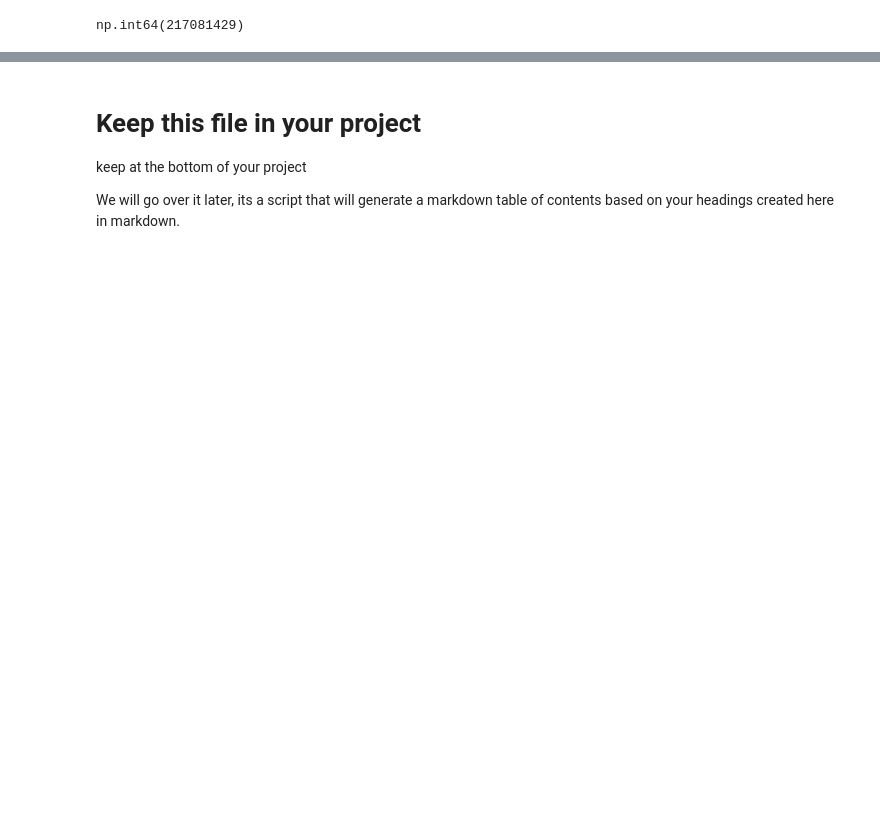
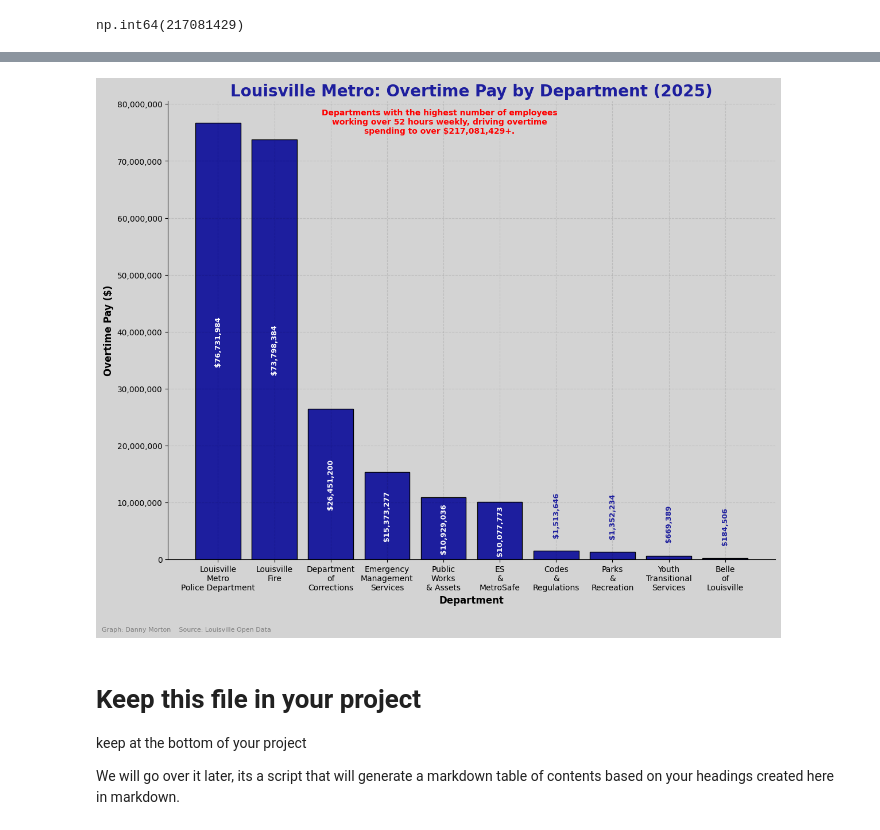
Before and after one commit to Code-You-Contributors/HUD_data_master, a Jupyter notebook: danny/dannyRefactor.ipynb, the cells around one changed output, grey strips where cells are left out. Saved outputs shown, nothing was run; the diff lists cells and outputs as text; code cells hidden in the pictures; blank space fills up the shorter version.

Commit message:
Plot done

```diff
--- a/danny/dannyRefactor.ipynb
+++ b/danny/dannyRefactor.ipynb
@@ -510,3 +661,86 @@ np.int64(217081429)
+# %%
+# Sort departments by overtime
+department_overtime = department_overtime.sort_values(
+    by="Overtime_Rate", ascending=False
+).head(10)
+
+plt.figure(figsize=(12, 10))
+
+#  Bar Chart
+plt.bar(
+    department_overtime["Department"],
+    department_overtime["Overtime_Rate"],
+    color="#1D1E9E",
+    edgecolor="#000000",
+    label="Overtime Pay"
+)
+
+#  Add labels inside OR above
+for i, ot in enumerate(department_overtime["Overtime_Rate"]):
+
+    label = f"${ot:,.0f}"
+
+    if ot > department_overtime["Overtime_Rate"].max() * 0.10:
+        y = ot * 0.5
+        va = "center"
+        color = "#FFFFFF"
+    else:
+        y = ot + (department_overtime["Overtime_Rate"].max() * 0.03)
+        va = "bottom"
+        color = "#1D1E9E"
+
+    plt.text(
+        i, y, label,
+        ha="center", va=va,
+        rotation=90,
+        fontsize=9, fontweight="bold",
+        color=color
+    )
+
+#  Labels
+plt.xlabel("Department", fontsize=12, weight="bold")
+plt.ylabel("Overtime Pay ($)", fontsize=12, weight="bold")
+
+#  Title
+plt.title("Louisville Metro: Overtime Pay by Department (2025)",
+          fontsize=20, weight="bold", color="#1D1E9E")
+
+#  Subtitle
+plt.suptitle(
+    "Departments with the highest number of employees\n"
+    "working over 52 hours weekly, driving overtime\n"
+    "spending to over $217,081,429+.",
+    fontsize=10, color="#FF0000", weight="bold", y=0.88
+)
+
+# Caption
+plt.figtext(
+    0.01, -0.03,
+    "Graph: Danny Morton    Source: Louisville Open Data",
+    fontsize=8, color="gray"
+)
+
+# Apply number formatting
+apply_formatter()
+
+wrapped_labels = [
+    "\n".join(
+        name.split(" ", 2)[:2] +
+        ([name.split(" ", 2)[2]] if len(name.split(" ", 2)) > 2 else [])
+    )
+    for name in department_overtime["Department"]
+]
+
+plt.xticks(
+    ticks=range(len(wrapped_labels)),
+    labels=wrapped_labels,
+    rotation=0,
+    ha='center'
+)
+plt.tight_layout()
+plt.show()
+# %% [output]
+[figure, added]
 # %% [markdown]
 # Keep this file in your project
 
```
Also changed, not shown: parts of 17 cells of this notebook.
